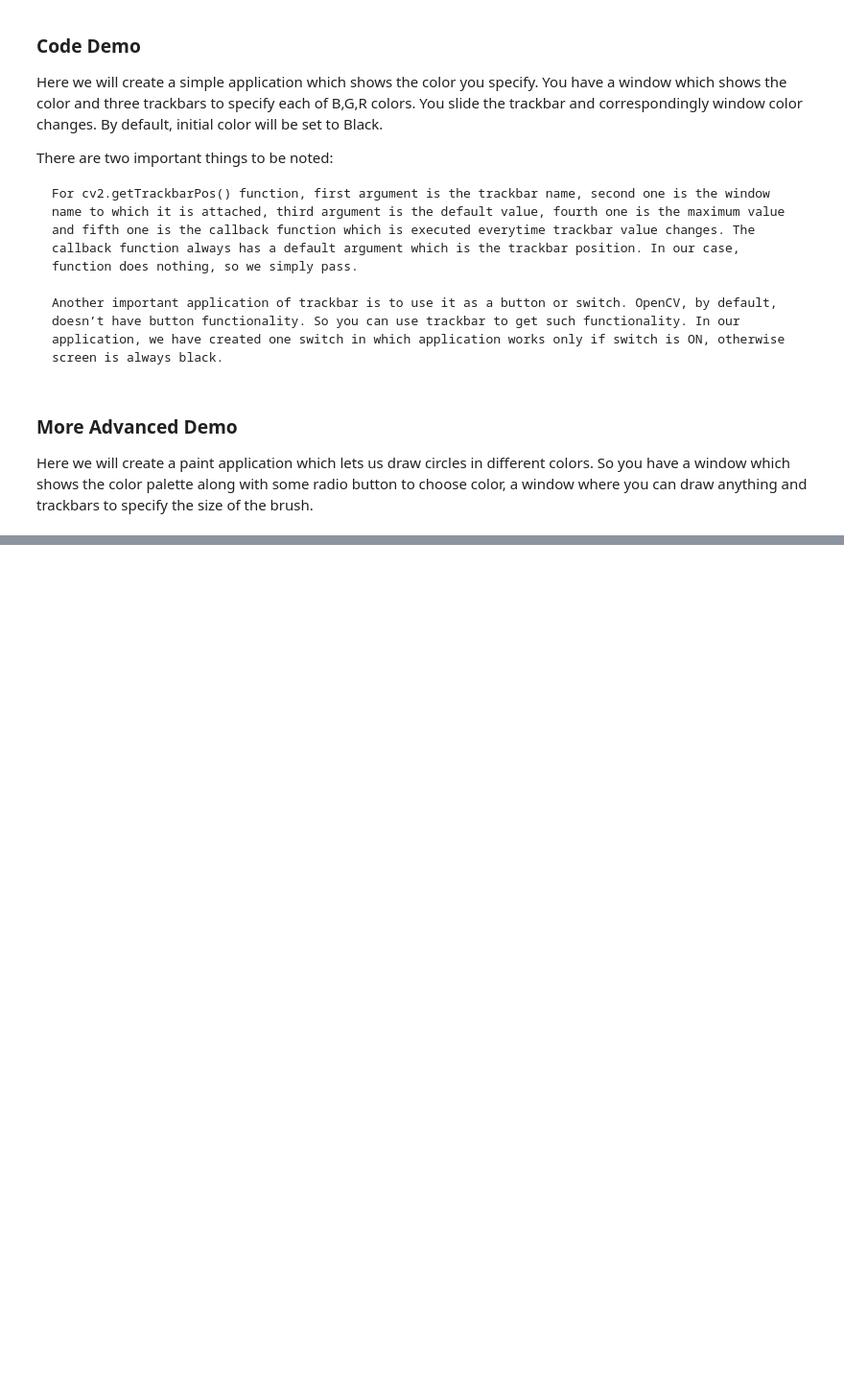
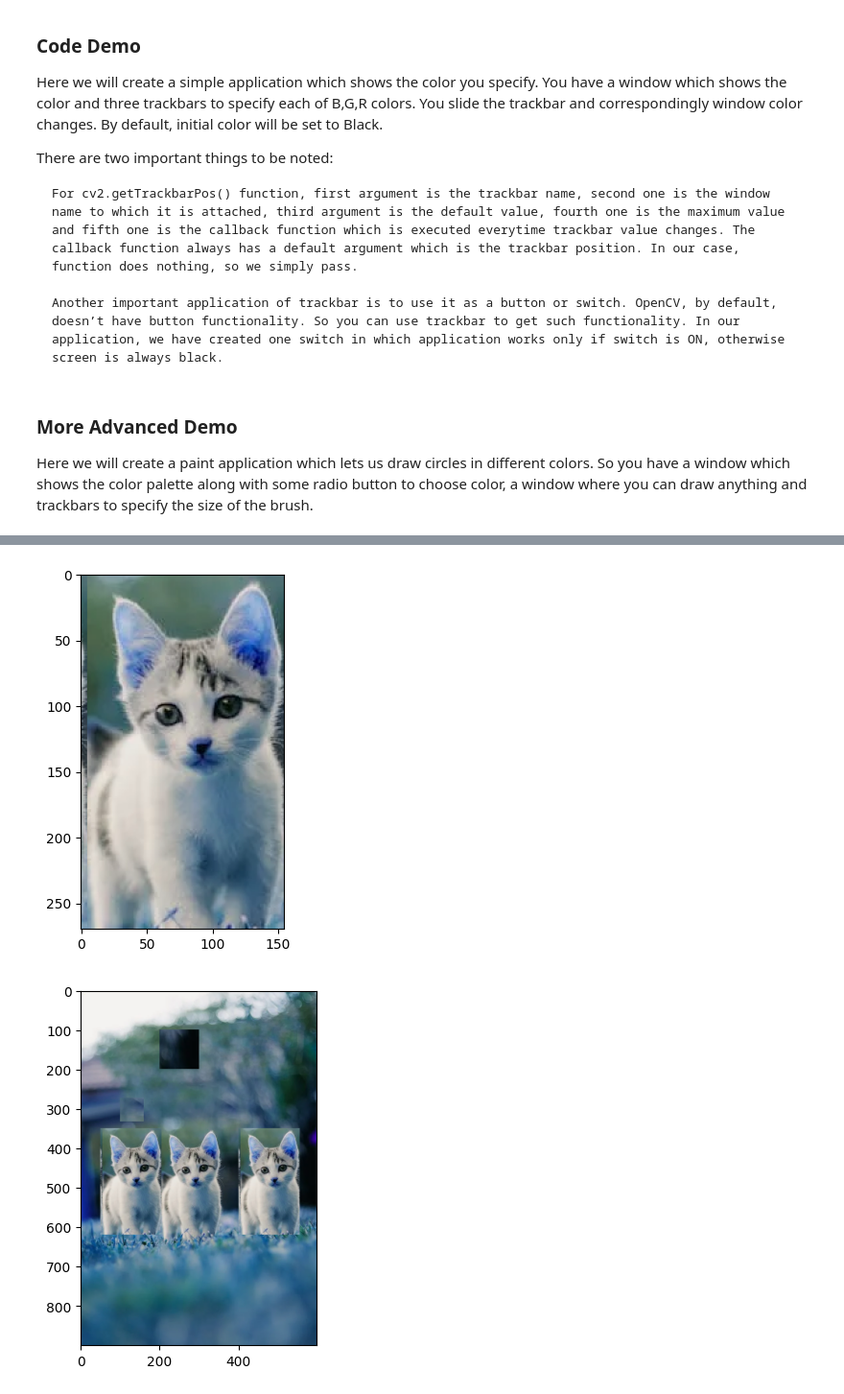
Before and after one commit to AlrIsmail/robotics_fundamentals, a Jupyter notebook: opencv.ipynb, the cells around one changed output, grey strips where cells are left out. Shown at 96% size. Drawn from its saved outputs; the diff is of its cells as text; code cells hidden in the pictures; blank space fills up the shorter version.

Commit message:
doc : basic operation on images

```diff
--- a/opencv.ipynb
+++ b/opencv.ipynb
@@ -855,0 +870,6 @@ cv.destroyAllWindows()
+# %%
+import numpy as np
+import cv2 as cv
+
+img = cv.imread('images/cat.webp')
+assert img is not None, "Could not read the image."
@@ -855,0 +878,11 @@ cv.destroyAllWindows()
+# %%
+px = img[100, 100]
+print(px)
+
+# accessing only blue pixel
+blue = img[100, 100, 0]
+print(blue)
+
+# modify the pixel values
+img[100, 100] = [255, 255, 255]
+print(img[100, 100])
@@ -855,0 +937,14 @@ cv.destroyAllWindows()
+# %%
+import matplotlib.pyplot as plt
+
+cat = img[350:620, 200:355]
+plt.imshow(cat)
+plt.show()
+
+img[350:620, 50:205] = cat
+img[350:620, 400:555] = cat
+plt.imshow(img)
+plt.show()
+# %% [output]
+[figure, added]
+[figure, added]
```
Also changed, not shown: parts of 17 cells of this notebook.
